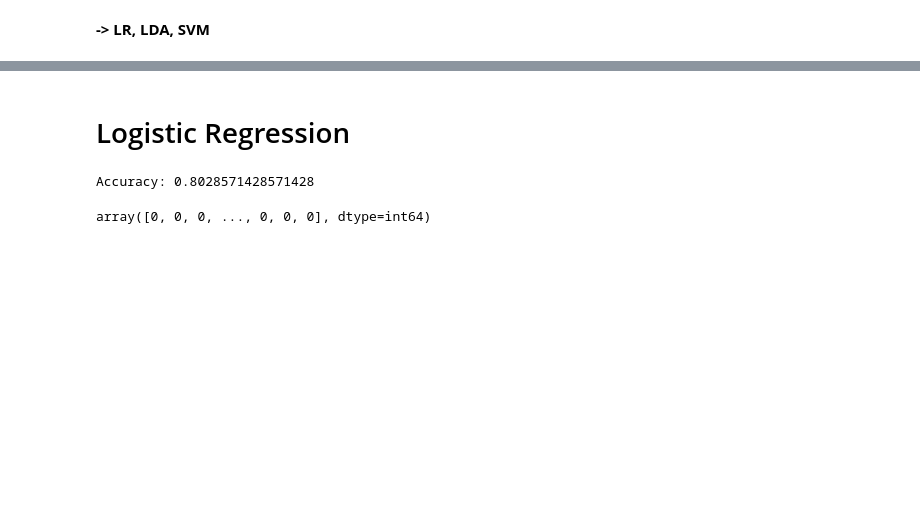
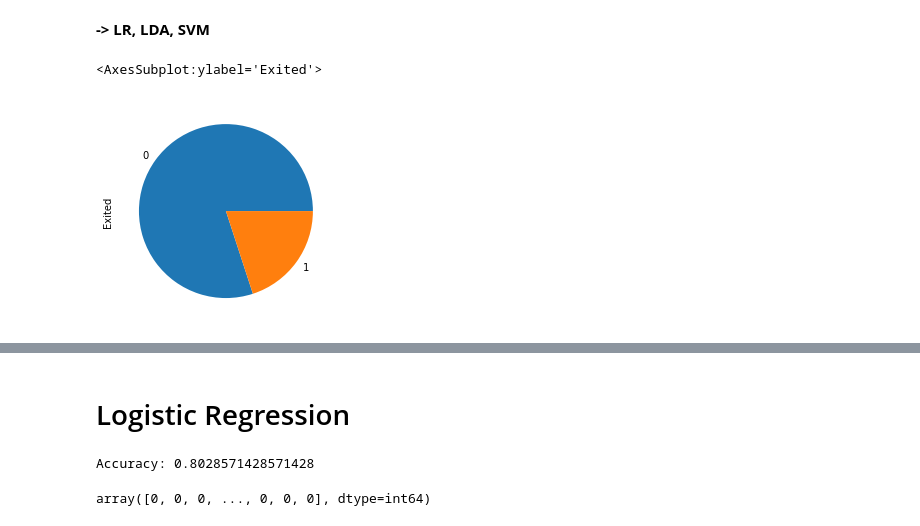
Before and after one commit to VinceTruong/Churn_Modelling, a Jupyter notebook: Vu Truong.ipynb, the cells around one changed output, grey strips where cells are left out. Saved outputs shown, nothing was run; the diff lists cells and outputs as text; code cells hidden in the pictures; blank space fills up the shorter version.

```diff
--- a/Vu Truong.ipynb
+++ b/Vu Truong.ipynb
@@ -415,2 +415,7 @@ plt.show()
 # %% [markdown]
 **->  LR, LDA, SVM**
+# %%
+df_final['Exited'].value_counts().plot.pie()
+# %% [output]
+<AxesSubplot:ylabel='Exited'>
+[figure, added]
```
Also changed, not shown: parts of 24 cells of this notebook.
